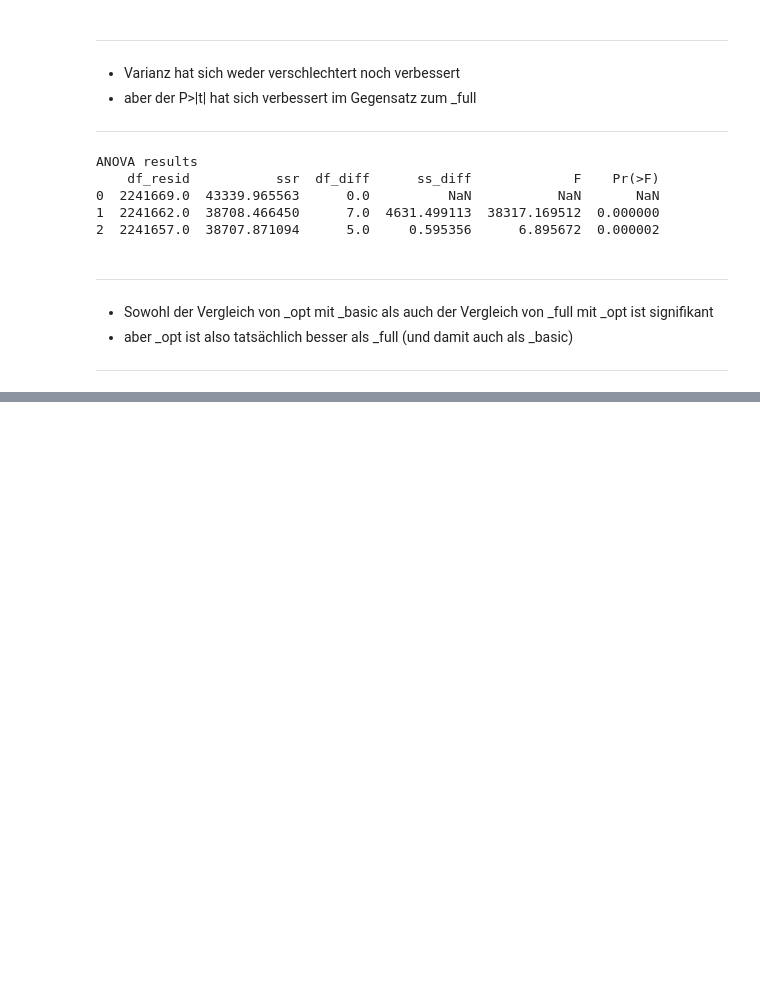
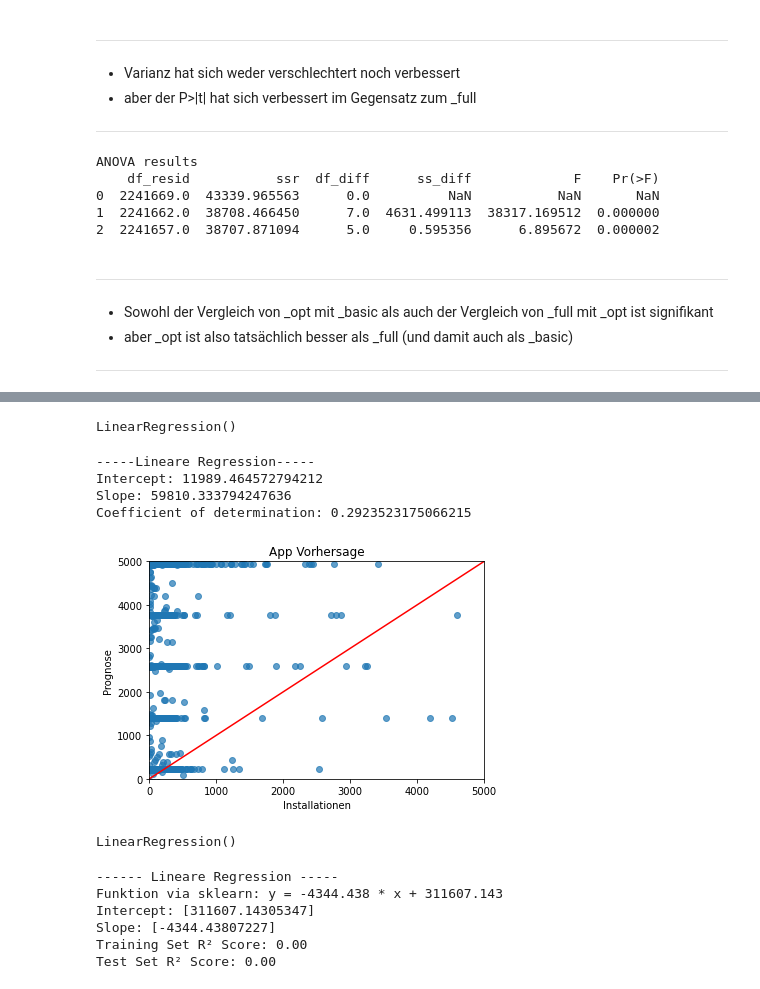
Before and after one commit to Wangi2901/data-analytics, a Jupyter notebook: 8. Regression.ipynb, the cells around one changed output, grey strips where cells are left out. Cells and saved outputs as stored; diff of their text form; code cells hidden in the pictures; blank space fills up the shorter version.

```diff
--- a/8. Regression.ipynb
+++ b/8. Regression.ipynb
@@ -440,0 +458,40 @@ ANOVA results
+# %%
+X = numeric[['Rating', 'Rating_Count','Price']]
+Y = pd.DataFrame(numeric['Maximum_Installs'])
+# %%
+model= LinearRegression()
+model.fit(X, Y)
+# %% [output]
+LinearRegression()
+# %%
+intercept = model.intercept_[0]
+slope = model.coef_[0, 0]
+r_sq = model.score(X, Y)
+
+print("-----Lineare Regression-----")
+print("Intercept:", intercept)
+print("Slope:", slope)
+print("Coefficient of determination:", r_sq)
+# %% [output]
+-----Lineare Regression-----
+Intercept: 11989.464572794212
+Slope: 59810.333794247636
+Coefficient of determination: 0.2923523175066215
+# %%
+Y_pred = model.predict(X)
+
+# Plot
+plt.scatter(numeric['Maximum_Installs'], Y_pred, alpha=0.7)
+plt.title("App Vorhersage")
+plt.xlabel("Installationen")
+plt.ylabel("Prognose")
+plt.xlim(0, 5000)
+plt.ylim(0, 5000)
+ax = plt.gca()
+line = mlines.Line2D([0, 1], [0, 1], color="red")
+transform = ax.transAxes
+line.set_transform(transform)
+ax.add_line(line)
+plt.show()
+# %% [output]
+[figure, added]
@@ -440,0 +513,20 @@ ANOVA results
+# %%
+lr = LinearRegression()
+lr.fit(X_train, y_train)
+# %% [output]
+LinearRegression()
+# %%
+print('------ Lineare Regression -----')
+print('Funktion via sklearn: y = %.3f * x + %.3f' % (lr.coef_[0], lr.intercept_))
+print("Intercept: {}".format(lr.intercept_))
+print("Slope: {}".format(lr.coef_[0]))
+print("Training Set R² Score: {:.2f}".format(lr.score(X_train, y_train)))
+print("Test Set R² Score: {:.2f}".format(lr.score(X_test, y_test)))
+print("\n")
+# %% [output]
+------ Lineare Regression -----
+Funktion via sklearn: y = -4344.438 * x + 311607.143
+Intercept: [311607.14305347]
+Slope: [-4344.43807227]
+Training Set R² Score: 0.00
+Test Set R² Score: 0.00
```
Also changed, not shown: parts of 18 cells of this notebook, 3 other files.
